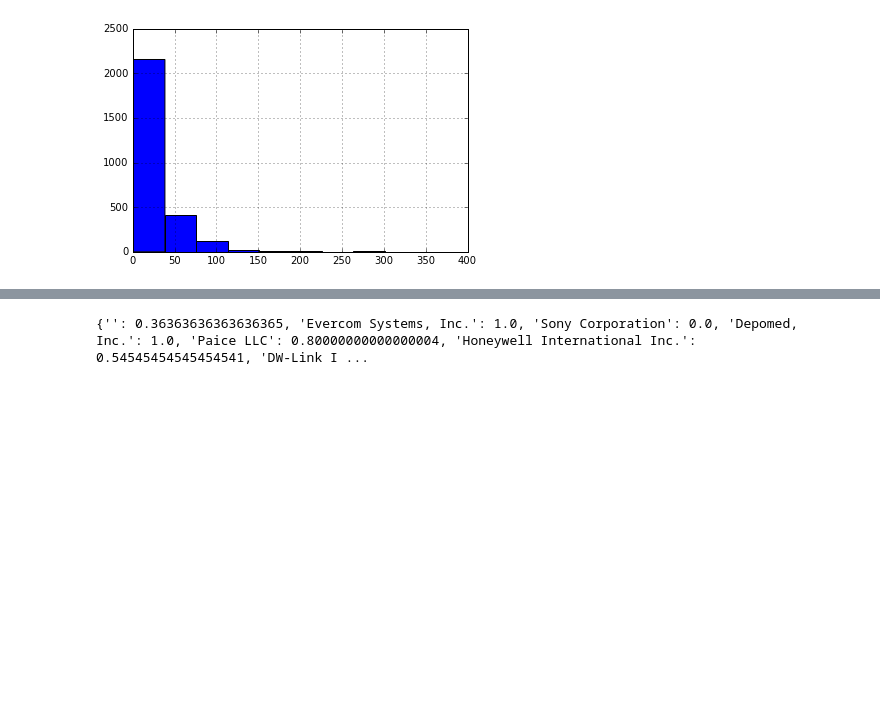
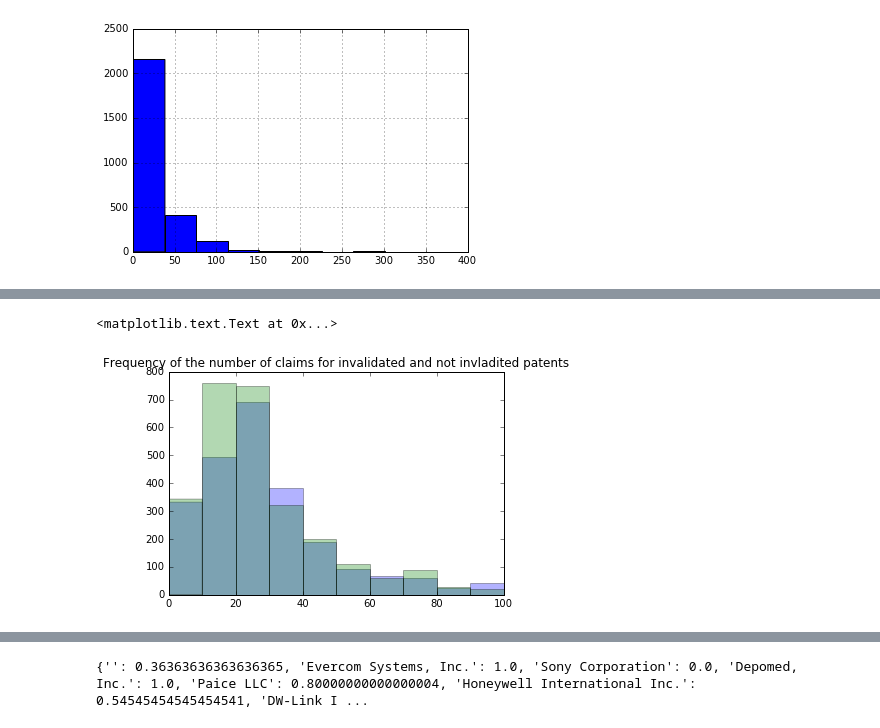
Before and after one commit to davidjwiner/cal-patent-lab, a Jupyter notebook: lib/notebooks/Statistical Analysis.ipynb, the cells around one changed output, grey strips where cells are left out. Drawn from its saved outputs; the diff is of its cells as text; code cells hidden in the pictures; blank space fills up the shorter version.

```diff
--- a/lib/notebooks/Statistical Analysis.ipynb
+++ b/lib/notebooks/Statistical Analysis.ipynb
@@ -121,0 +88,7 @@ Name: num_claims, dtype: float64
+# %%
+plt.hist(num_claims_inv, range=(0, 100), alpha=0.3)
+plt.hist(num_claims_ninv, range=(0, 100), alpha=0.3)
+plt.title('Frequency of the number of claims for invalidated and not invladited patents')
+# %% [output]
+<matplotlib.text.Text at 0x...>
+[figure, added]
```
Also changed, not shown: parts of 15 cells of this notebook.
